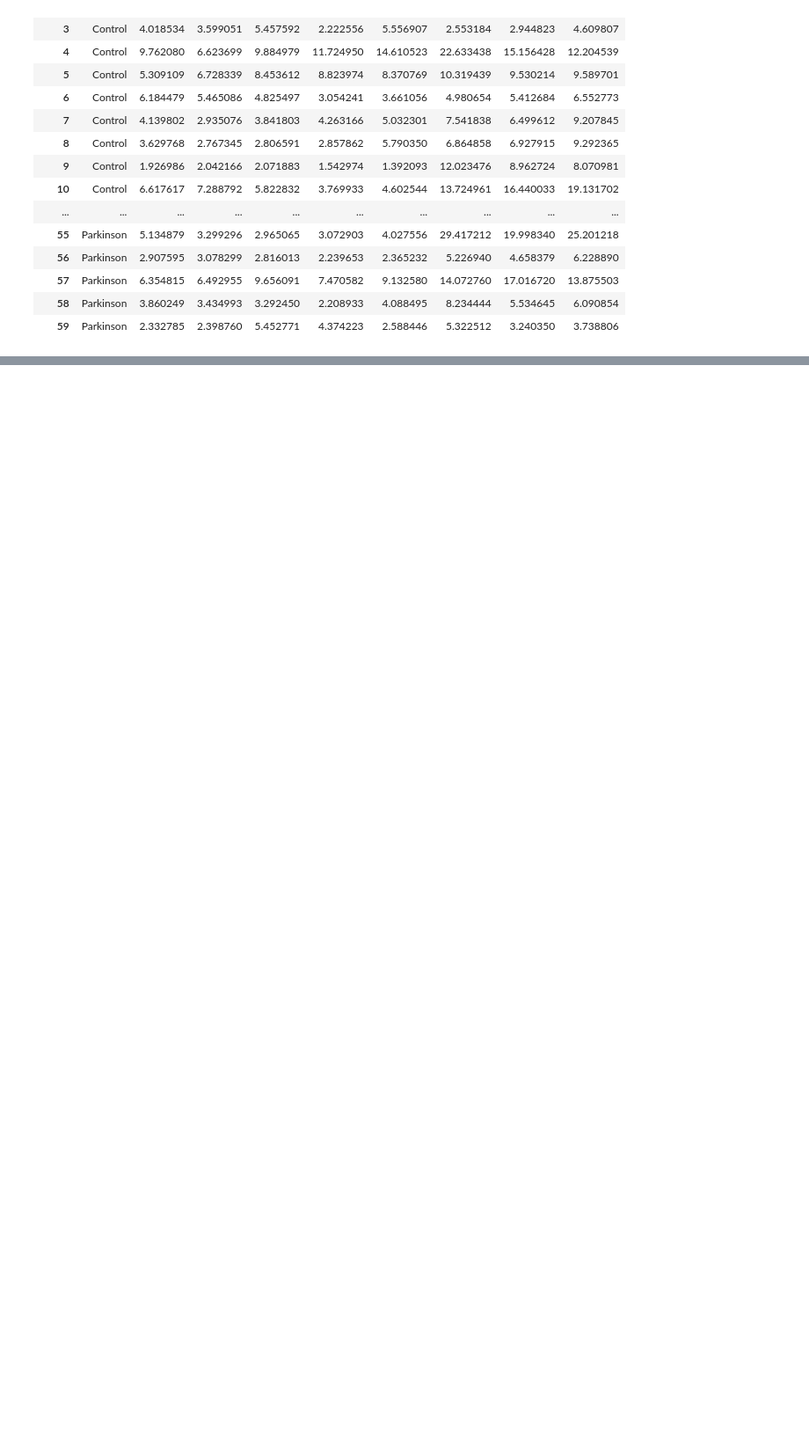
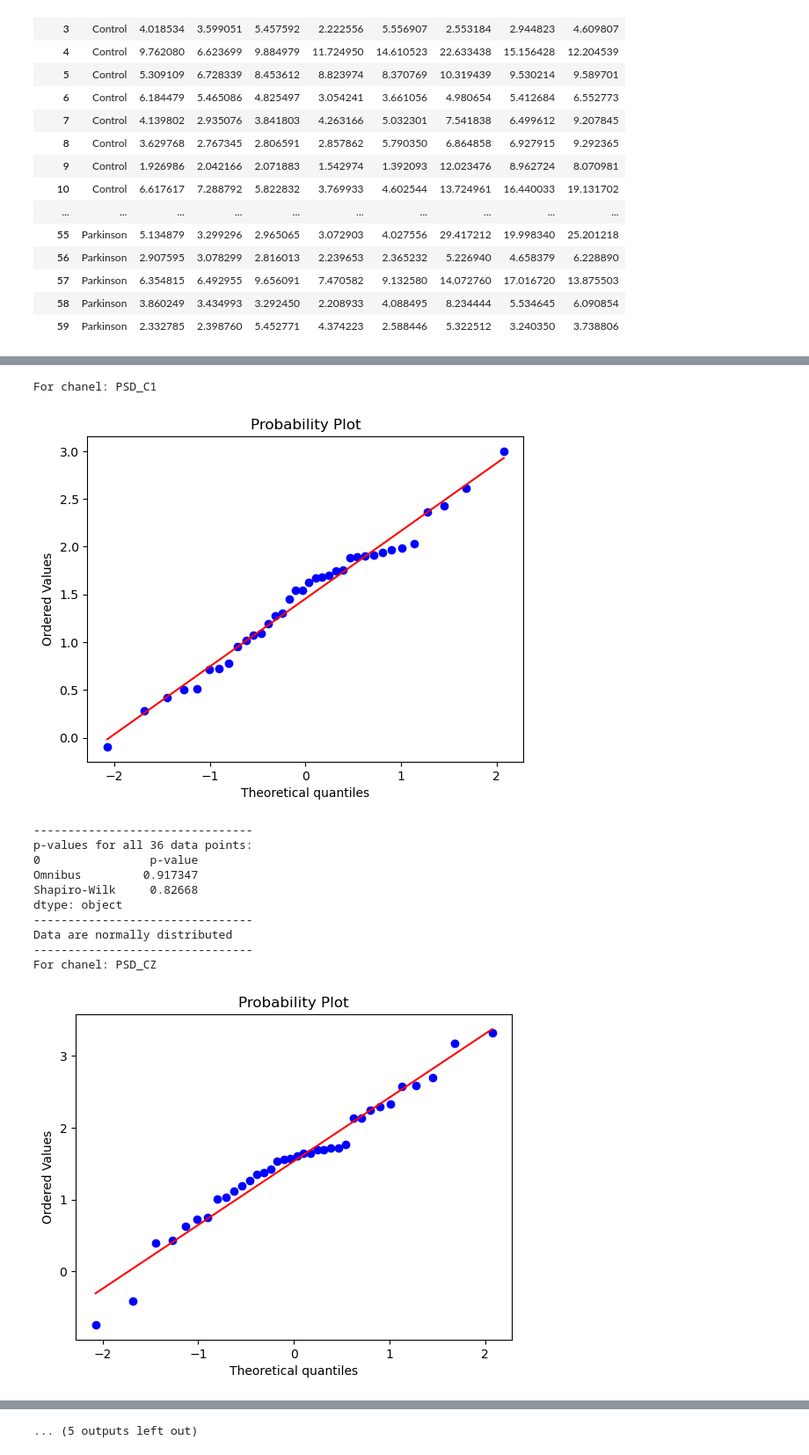
Before and after one commit to Astolfo2332/Parkinson_difference, a Jupyter notebook: Proyecto_1.ipynb, the cells around one changed output, grey strips where cells are left out. Shown at 88% size. Saved outputs shown, nothing was run; the diff lists cells and outputs as text; code cells hidden in the pictures; blank space fills up the shorter version.

```diff
--- a/Proyecto_1.ipynb
+++ b/Proyecto_1.ipynb
@@ -200,0 +234,2 @@ NameError: name 'pd' is not defined
+# %%
+df=pd.read_csv("Datos_filtrados.cvs")
@@ -249,3 +302,24 @@ def check_normality(data):
     print('--------------------------------')
 
     return [pVals['Shapiro-Wilk'],pVals['Omnibus']]
+# %%
+names=df.columns.values
+pcontrol=sum(df["Estado"]=="Control")
+for i in names[1:]: #Se aplica la prueba de normalidad a cada canal de los pacientes control
+    print("For chanel: "+i)
+    c=df.loc[0:pcontrol-1,i]
+    x=check_normality(c)
+# %% [output]
+For chanel: PSD_C1
+[figure, added]
+--------------------------------
+p-values for all 36 data points:
+0                p-value
+Omnibus         0.917347
+Shapiro-Wilk     0.82668
+dtype: object
+--------------------------------
+Data are normally distributed
+--------------------------------
+For chanel: PSD_CZ
+[figure, added]
@@ -252 +370,2 @@ def check_normality(data):
+... (5 outputs left out)
 # %%
```
Also changed, not shown: parts of 22 cells of this notebook, 1 other file.
